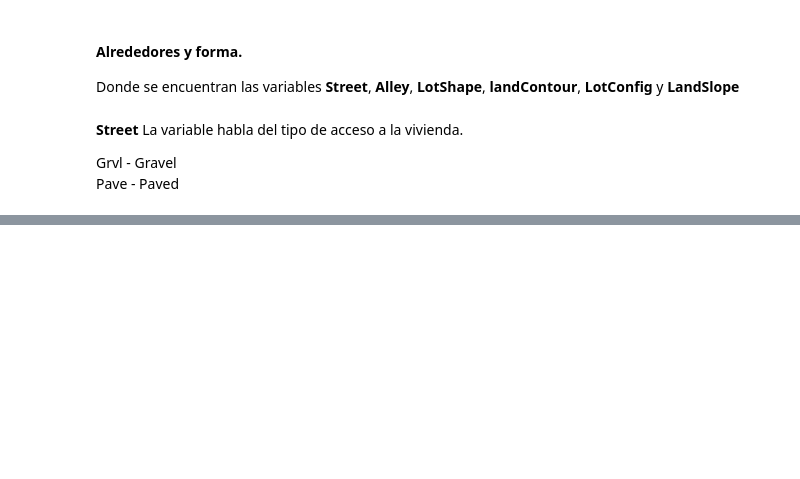
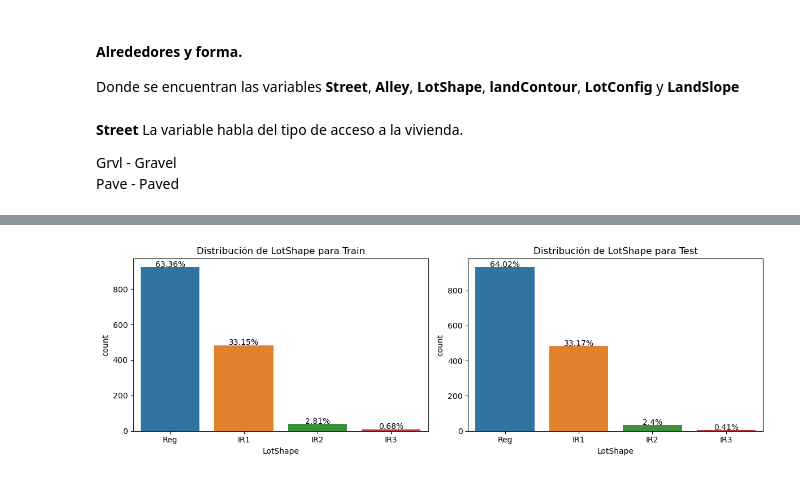
Before and after one commit to devFrow/Proyecto_coder, a Jupyter notebook: Proyecto_coder.ipynb, the cells around one changed output, grey strips where cells are left out. Cells and saved outputs as stored; diff of their text form; code cells hidden in the pictures; blank space fills up the shorter version.

```diff
--- a/Proyecto_coder.ipynb
+++ b/Proyecto_coder.ipynb
@@ -51,0 +103,4 @@ Pave -	Paved
+# %%
+distr_catego(df_train, df_test, 'LotShape')
+# %% [output]
+[figure, added]
```
Also changed, not shown: parts of 7 cells of this notebook.
